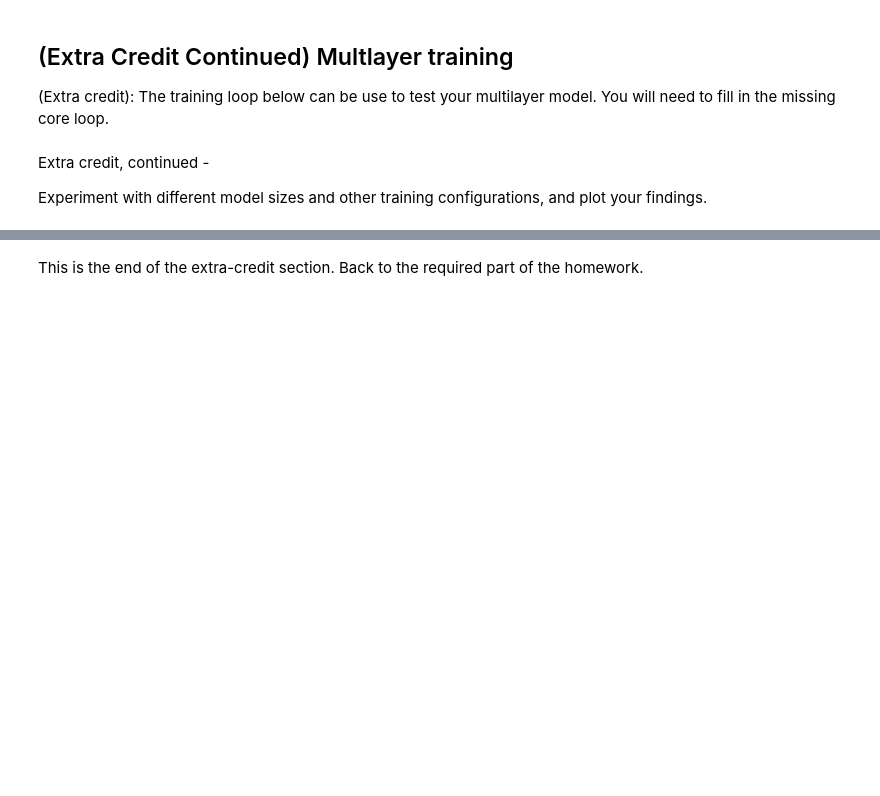
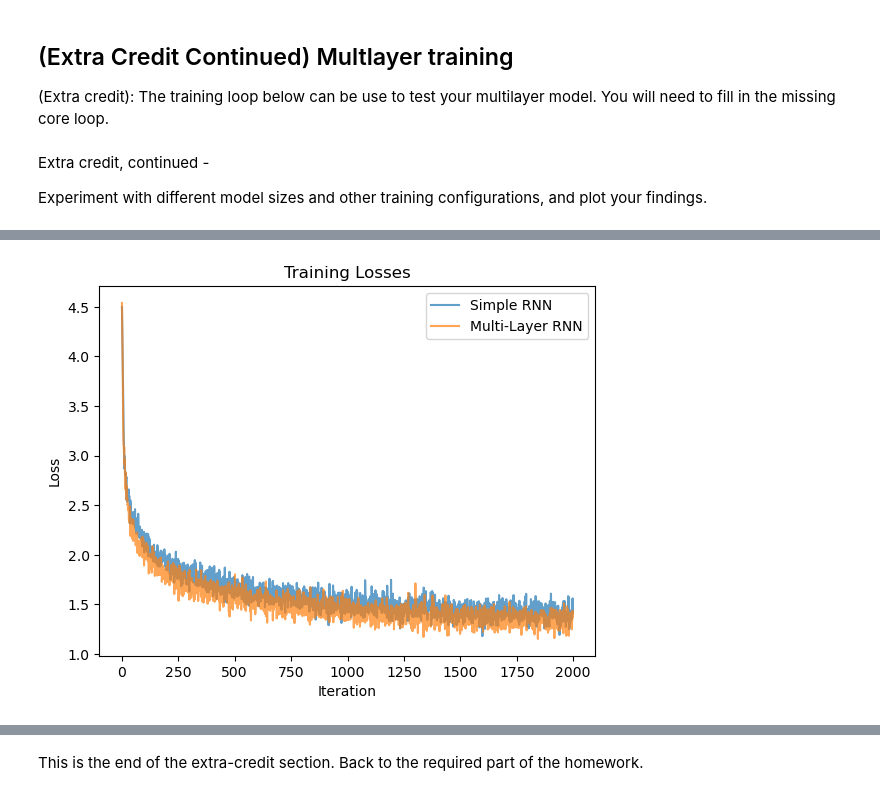
Before and after one commit to zzfz1/CS7150-Homework-3, a Jupyter notebook: HW3_1_LanguageModelArchitectures.ipynb, the cells around one changed output, grey strips where cells are left out. Saved outputs shown, nothing was run; the diff lists cells and outputs as text; code cells hidden in the pictures; blank space fills up the shorter version.

```diff
--- a/HW3_1_LanguageModelArchitectures.ipynb
+++ b/HW3_1_LanguageModelArchitectures.ipynb
@@ -509,7 +583,8 @@ def train_multilayer_rnn(model, dataloader, lr=1e-3, print_every=100, max_iters=
         for t in range(seq_len):
             ## YOUR CODE HERE
             # This should all look quite similar to your previous training loop
-            pass
+            logits, h_prev = model(x_batch[:, t], h_prev)
+            loss += criterion(logits, y_batch[:, t])
 
         loss = loss / seq_len
         optimizer.zero_grad()
@@ -520,7 +595,9 @@ def train_multilayer_rnn(model, dataloader, lr=1e-3, print_every=100, max_iters=
 
         if (step + 1) % print_every == 0:
             elapsed = time.time() - start_time
-            print(f"(Multi-Layer RNN) Step {step+1}, Loss: {loss.item():.4f}, Time: {elapsed:.2f}s")
+            print(
+                f"(Multi-Layer RNN) Step {step+1}, Loss: {loss.item():.4f}, Time: {elapsed:.2f}s"
+            )
             start_time = time.time()
 
     return losses
@@ -537,16 +614,18 @@ multilayer_rnn = MultiLayerRNN(
     vocab_size=len(dataset.vocab),
     embed_size=embed_size,
     hidden_size=hidden_size,
-    num_layers=num_layers
+    num_layers=num_layers,
 ).to(DEVICE)
 
 multilayer_rnn_losses = train_multilayer_rnn(multilayer_rnn, dataloader, max_iters=2000)
 
 # Plot both models for comparison
-plot_losses({
-    "Simple RNN": simple_rnn_losses,
-    "Multi-Layer RNN": multilayer_rnn_losses,
-})
+plot_losses(
+    {
+        "Simple RNN": simple_rnn_losses,
+        "Multi-Layer RNN": multilayer_rnn_losses,
+    }
+)
 
 # Generate sample text from the multilayer RNN
 sample_text = multilayer_rnn.generate_text(dataset)
@@ -559,9 +638,10 @@ for layers in [2, 3, 4]:
         vocab_size=len(dataset.vocab),
         embed_size=embed_size,
         hidden_size=hidden_size,
-        num_layers=layers
+        num_layers=layers,
     ).to(DEVICE)
     losses = train_multilayer_rnn(model, dataloader, max_iters=2000)
     print(f"\nSample text from {layers}-layer RNN:")
     print(model.generate_text(dataset))
     print("-" * 80)
+# %% [output]
@@ -567,0 +668 @@ for layers in [2, 3, 4]:
+[figure, added]
```
Also changed, not shown: parts of 18 cells of this notebook.
